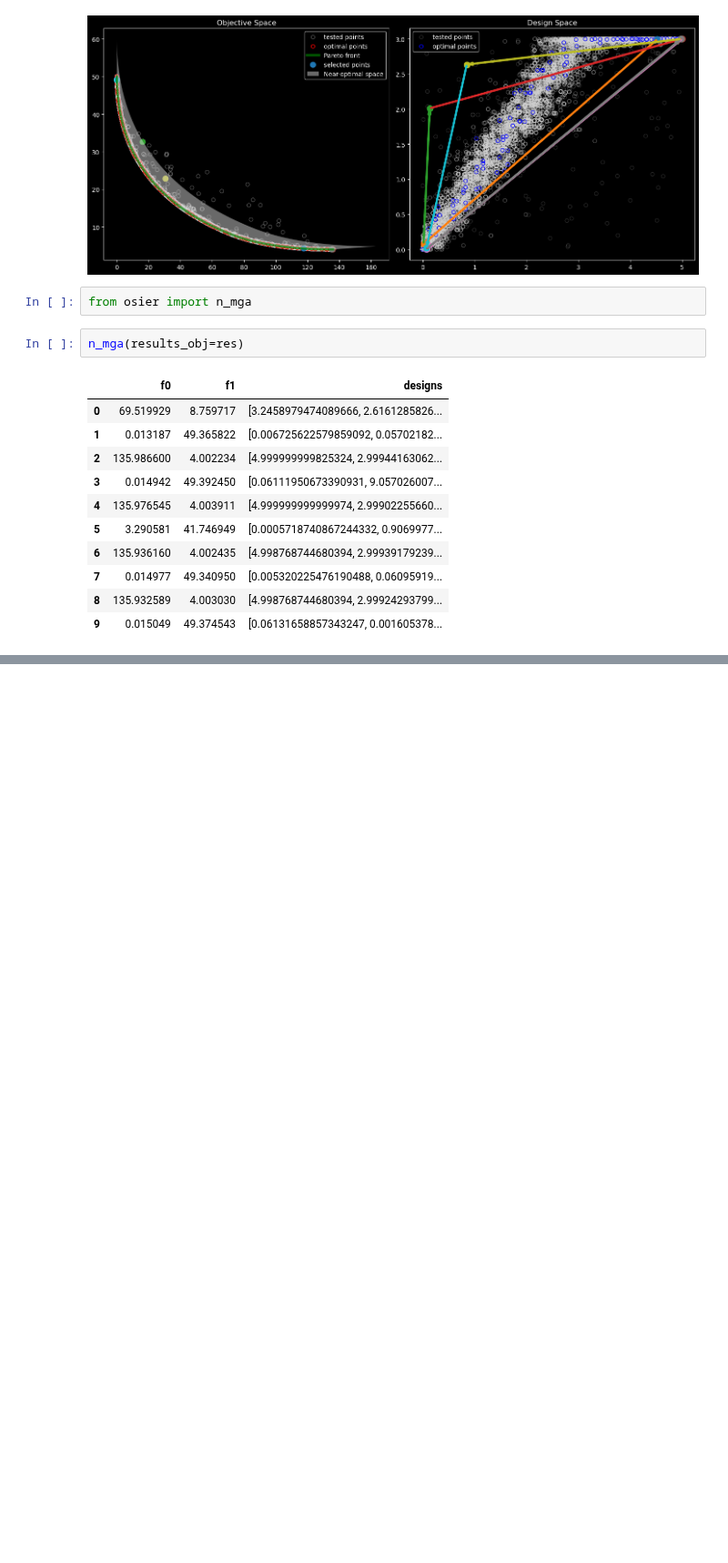
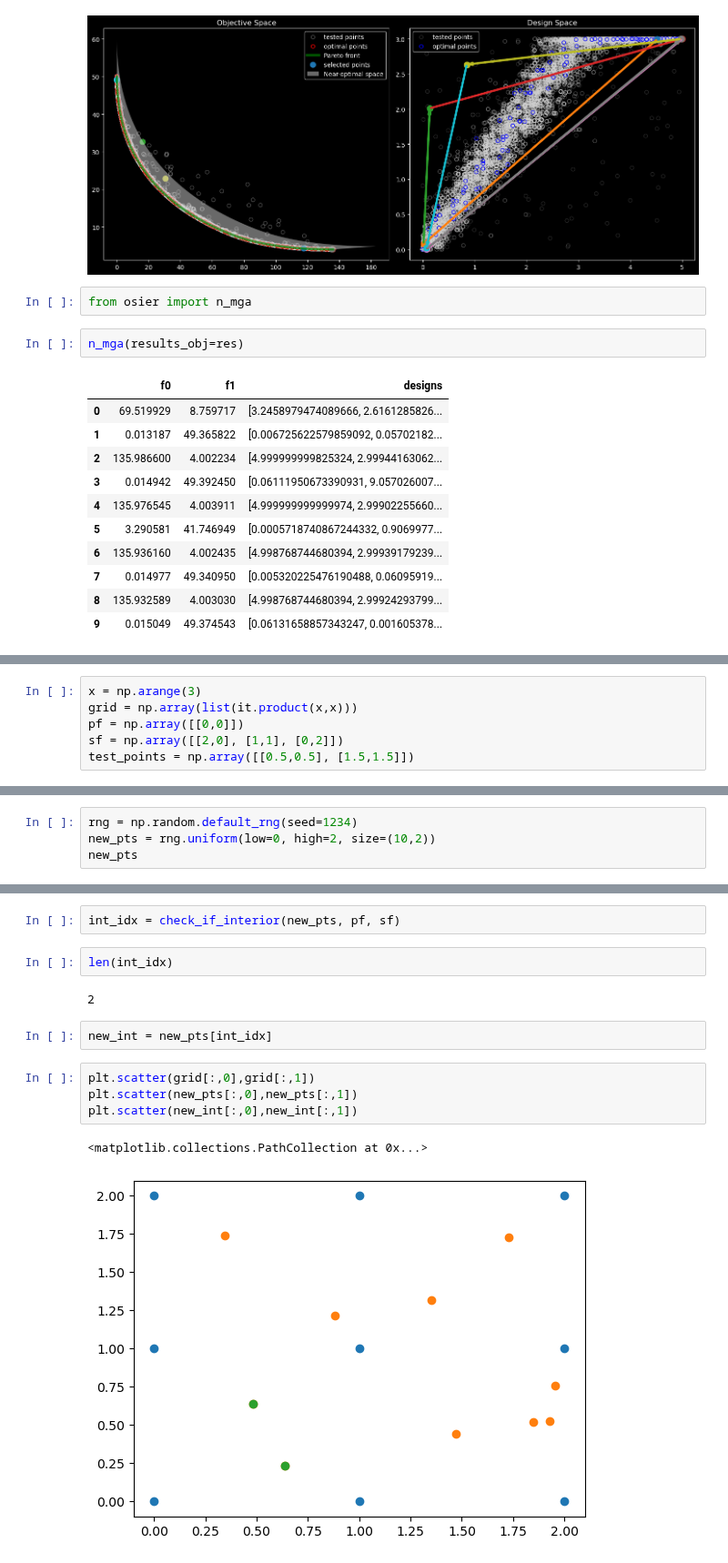
Before and after one commit to arfc/osier, a Jupyter notebook: docs/source/examples/mga_tutorial.ipynb, the cells around one changed output, grey strips where cells are left out. Shown at 91% size. Cells and saved outputs as stored; diff of their text form; blank space fills up the shorter version.

Commit message:
adds tests for check interior and improves docstring

```diff
--- a/docs/source/examples/mga_tutorial.ipynb
+++ b/docs/source/examples/mga_tutorial.ipynb
@@ -172,0 +188,6 @@ n_mga(results_obj=res)
+# %%
+x = np.arange(3)
+grid = np.array(list(it.product(x,x)))
+pf = np.array([[0,0]])
+sf = np.array([[2,0], [1,1], [0,2]])
+test_points = np.array([[0.5,0.5], [1.5,1.5]])
@@ -172,0 +200,4 @@ n_mga(results_obj=res)
+# %%
+rng = np.random.default_rng(seed=1234)
+new_pts = rng.uniform(low=0, high=2, size=(10,2))
+new_pts
@@ -172,0 +215,15 @@ n_mga(results_obj=res)
+# %%
+int_idx = check_if_interior(new_pts, pf, sf)
+# %%
+len(int_idx)
+# %% [output]
+2
+# %%
+new_int = new_pts[int_idx]
+# %%
+plt.scatter(grid[:,0],grid[:,1])
+plt.scatter(new_pts[:,0],new_pts[:,1])
+plt.scatter(new_int[:,0],new_int[:,1])
+# %% [output]
+<matplotlib.collections.PathCollection at 0x...>
+[figure, added]
```
Also changed, not shown: parts of 5 cells of this notebook, 2 other files.
